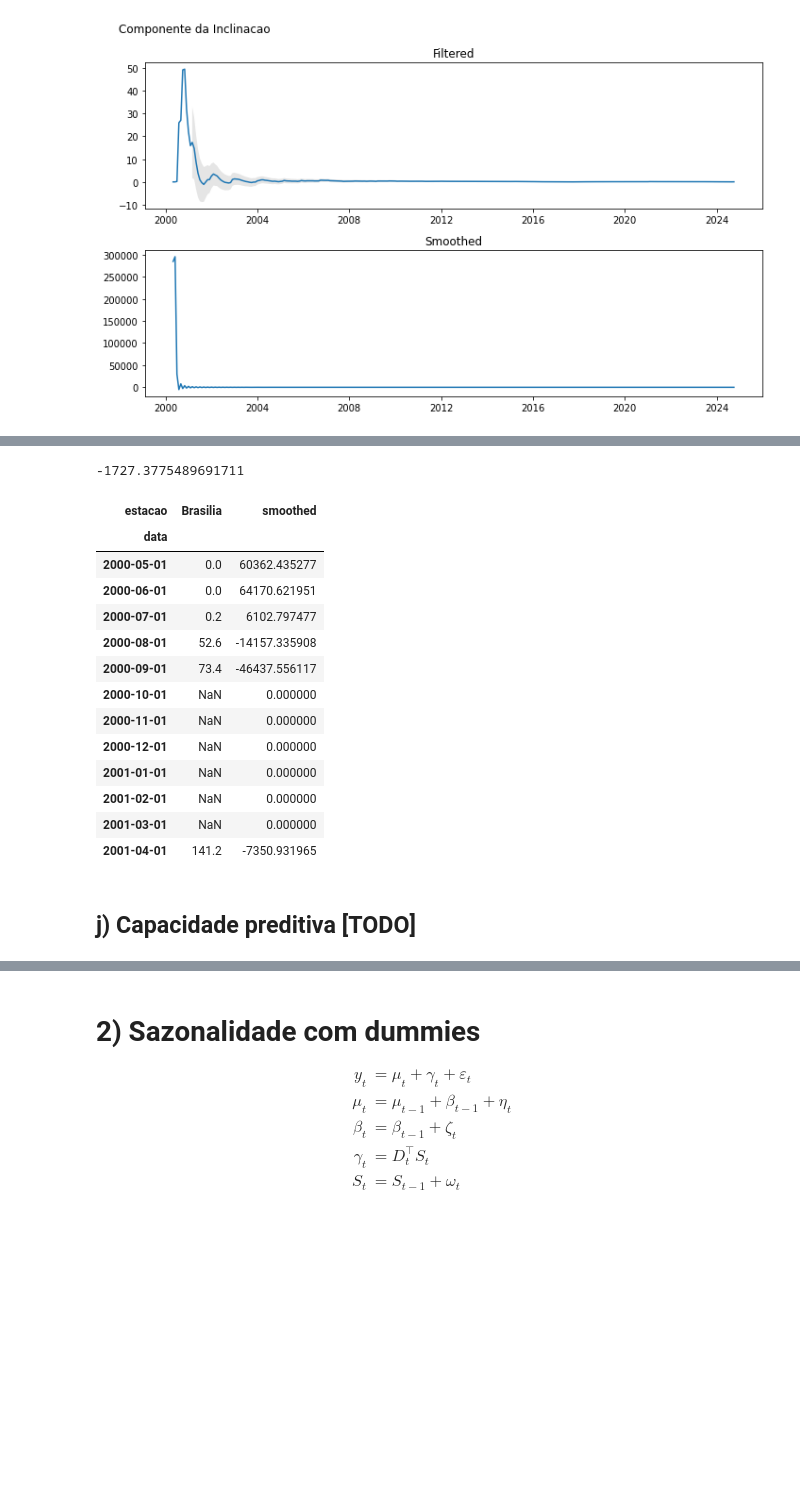
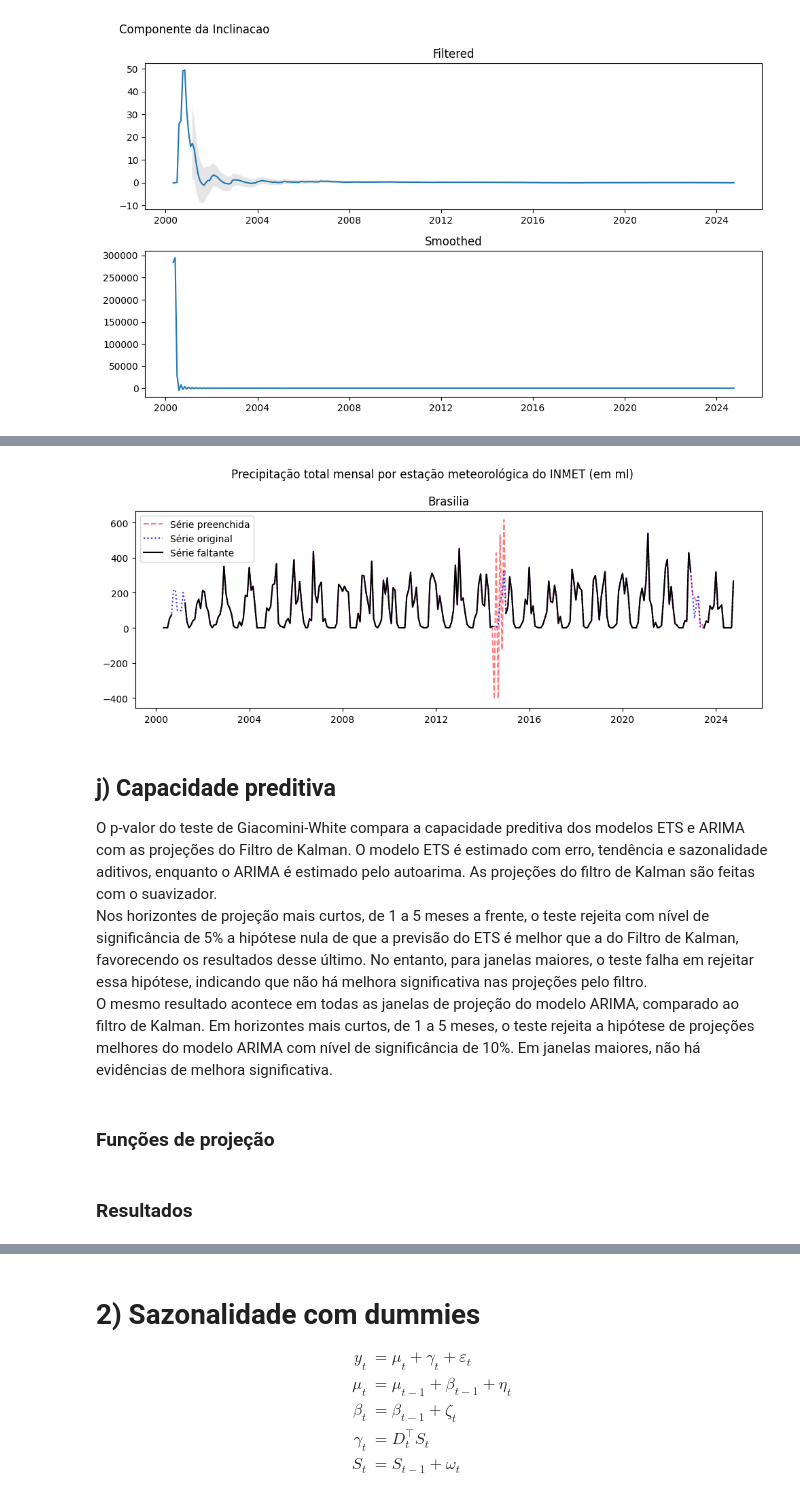
Before and after one commit to asdmalizia/masters, a Jupyter notebook: Modelos estruturais/Lista 2.ipynb, the cells around one changed output, grey strips where cells are left out. Cells and saved outputs as stored; diff of their text form; code cells hidden in the pictures; blank space fills up the shorter version.

```diff
--- a/Modelos estruturais/Lista 2.ipynb
+++ b/Modelos estruturais/Lista 2.ipynb
@@ -640,4 +619,0 @@ log_likelihood, x_hat_minus, x_hat, P, v_t = KalmanFilter(series.values, T, Z_t,
-# %%
-log_likelihood
-# %% [output]
--1727.3775489691711
@@ -646,19 +620,32 @@ series_na['smoothed'] = (Z_t @ x_hat_smooth).reshape(-1)
-# %%
-series_na.head(12)
-# %% [output]
-| estacao | Brasilia | smoothed |
-| data |  |  |
-| 2000-05-01 | 0.0 | 60362.435277 |
-| 2000-06-01 | 0.0 | 64170.621951 |
-| 2000-07-01 | 0.2 | 6102.797477 |
-| 2000-08-01 | 52.6 | -14157.335908 |
-| 2000-09-01 | 73.4 | -46437.556117 |
-| 2000-10-01 | NaN | 0.000000 |
-| 2000-11-01 | NaN | 0.000000 |
-| 2000-12-01 | NaN | 0.000000 |
-| 2001-01-01 | NaN | 0.000000 |
-| 2001-02-01 | NaN | 0.000000 |
-| 2001-03-01 | NaN | 0.000000 |
-| 2001-04-01 | 141.2 | -7350.931965 |
+# %%
+# criação de valores ausentes no início, meio e fim da série
+series_na = series.copy()
+series_na.loc['2000-10':'2001-03'] = np.nan
+series_na.loc['2014-07':'2014-12'] = np.nan
+series_na.loc['2023-01':'2023-06'] = np.nan
+
+# filtro e suavizazdor de Kalman com máxixma verossimilhança
+log_likelihood, x_hat_minus, x_hat, P, v_t = KalmanFilter(series_na.values, T, Z_t, Q, H_t, C, D, x0, P0)
+series_na['smoothed'] = (Z_t @ x_hat_smooth).reshape(-1)
+series_na['filled'] = series_na['Brasilia'].fillna(series_na['smoothed'])
+# %%
+fig, ax = plt.subplots(figsize=(10,4))
+
+ax.plot(series_na.loc['2002':,'filled'], label='Série preenchida', color='red', linestyle='--', alpha=0.5)
+ax.plot(series['Brasilia'], label='Série original', color='blue', linestyle=':', alpha=0.8)
+ax.plot(series_na['Brasilia'], label='Série faltante', color='black')
+ax.set_title('Brasilia')
+ax.legend()
+
+fig.suptitle('Precipitação total mensal por estação meteorológica do INMET (em ml)')
+fig.tight_layout()
+plt.show()
+# %% [output]
+[figure, added]
 # %% [markdown]
-## j) Capacidade preditiva [TODO]
+## j) Capacidade preditiva
+O p-valor do teste de Giacomini-White compara a capacidade preditiva dos modelos ETS e ARIMA com as projeções do Filtro de Kalman. O modelo ETS é estimado com erro, tendência e sazonalidade aditivos, enquanto o ARIMA é estimado pelo autoarima. As projeções do filtro de Kalman são feitas com o suavizador.
+Nos horizontes de projeção mais curtos, de 1 a 5 meses a frente, o teste rejeita com nível de significância de 5% a hipótese nula de que a previsão do ETS é melhor que a do Filtro de Kalman, favorecendo os resultados desse último. No entanto, para janelas maiores, o teste falha em rejeitar essa hipótese, indicando que não há melhora significativa nas projeções pelo filtro.
+O mesmo resultado acontece em todas as janelas de projeção do modelo ARIMA, comparado ao filtro de Kalman. Em horizontes mais curtos, de 1 a 5 meses, o teste rejeita a hipótese de projeções melhores do modelo ARIMA com nível de significância de 10%. Em janelas maiores, não há evidências de melhora significativa.
+# %% [markdown]
+### Funções de projeção
@@ -664,0 +718,2 @@ series_na.head(12)
+# %% [markdown]
+### Resultados
```
Also changed, not shown: parts of 77 cells of this notebook, 3 other files.
